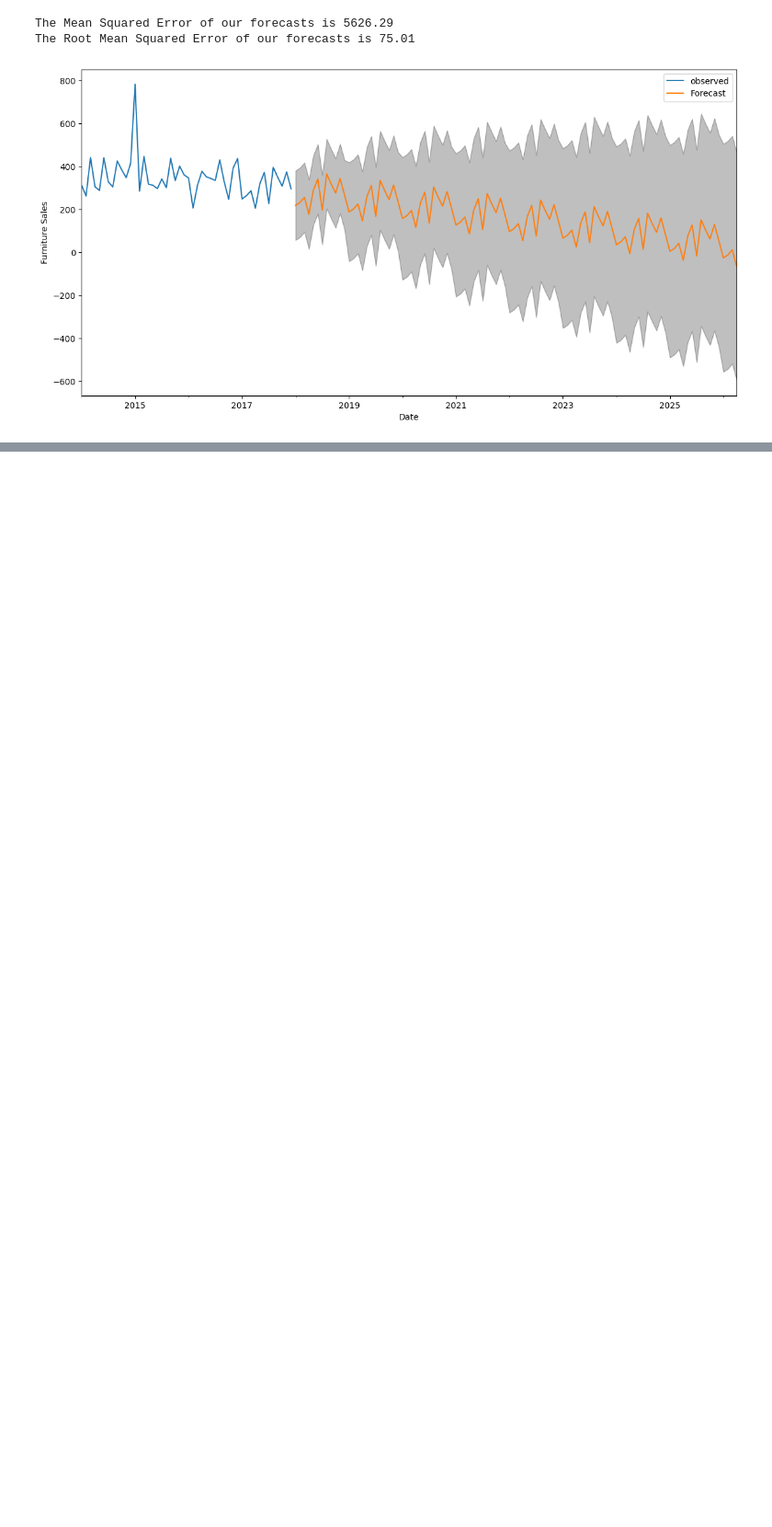
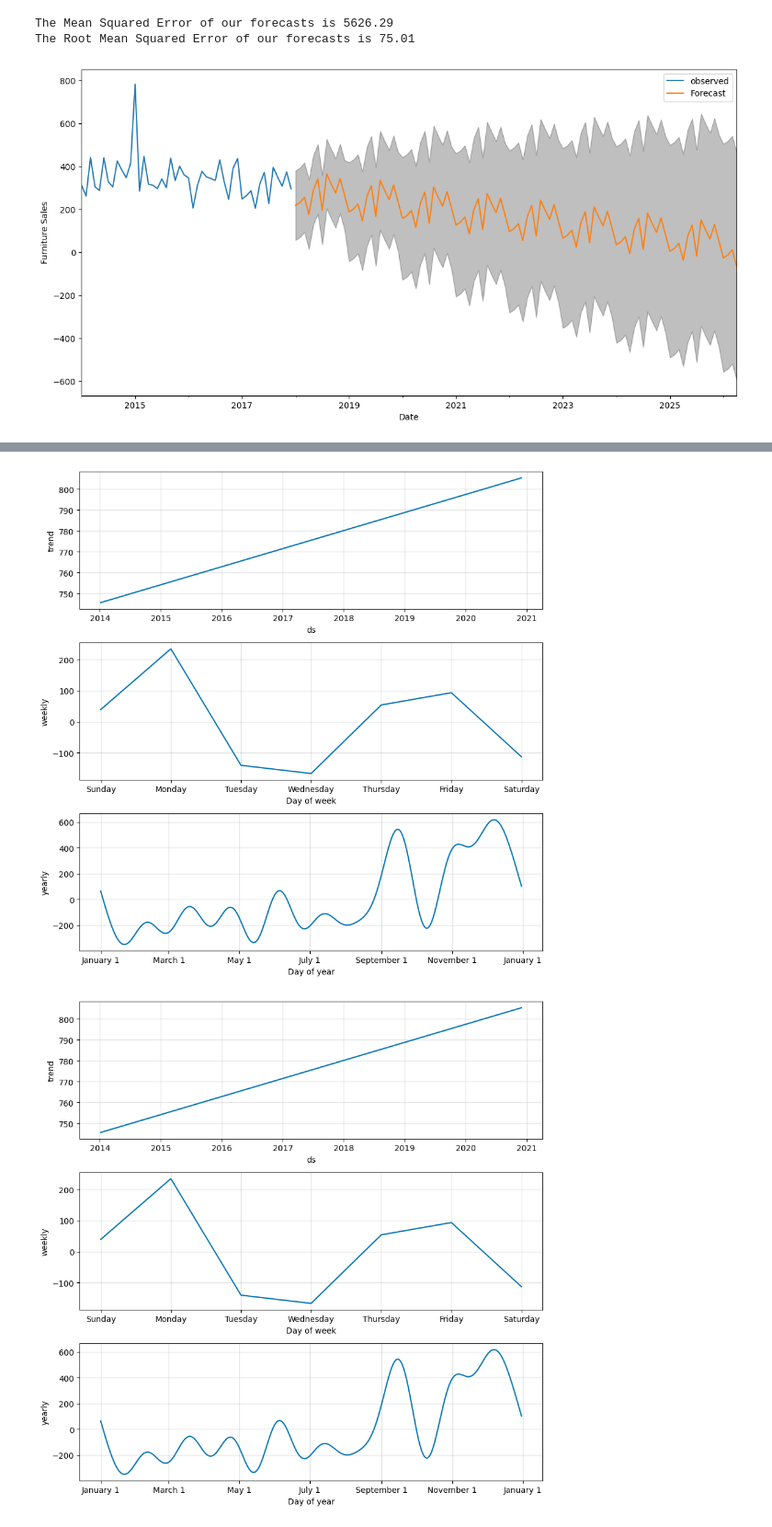
Before and after one commit to UdaykiranSure/Sales_Predictions-time-series-analysis, a Jupyter notebook: Furniture_Sales_Time_Series_Forecasting.ipynb, the cells around one changed output, grey strips where cells are left out. Shown at 92% size. Drawn from its saved outputs; the diff is of its cells as text; code cells hidden in the pictures; blank space fills up the shorter version.

```diff
--- a/Furniture_Sales_Time_Series_Forecasting.ipynb
+++ b/Furniture_Sales_Time_Series_Forecasting.ipynb
@@ -230,0 +494,5 @@ plt.show()
+# %%
+furniture_model.plot_components(furniture_forecast)
+# %% [output]
+[figure, added]
+[figure, added]
```
Also changed, not shown: parts of 16 cells of this notebook.
